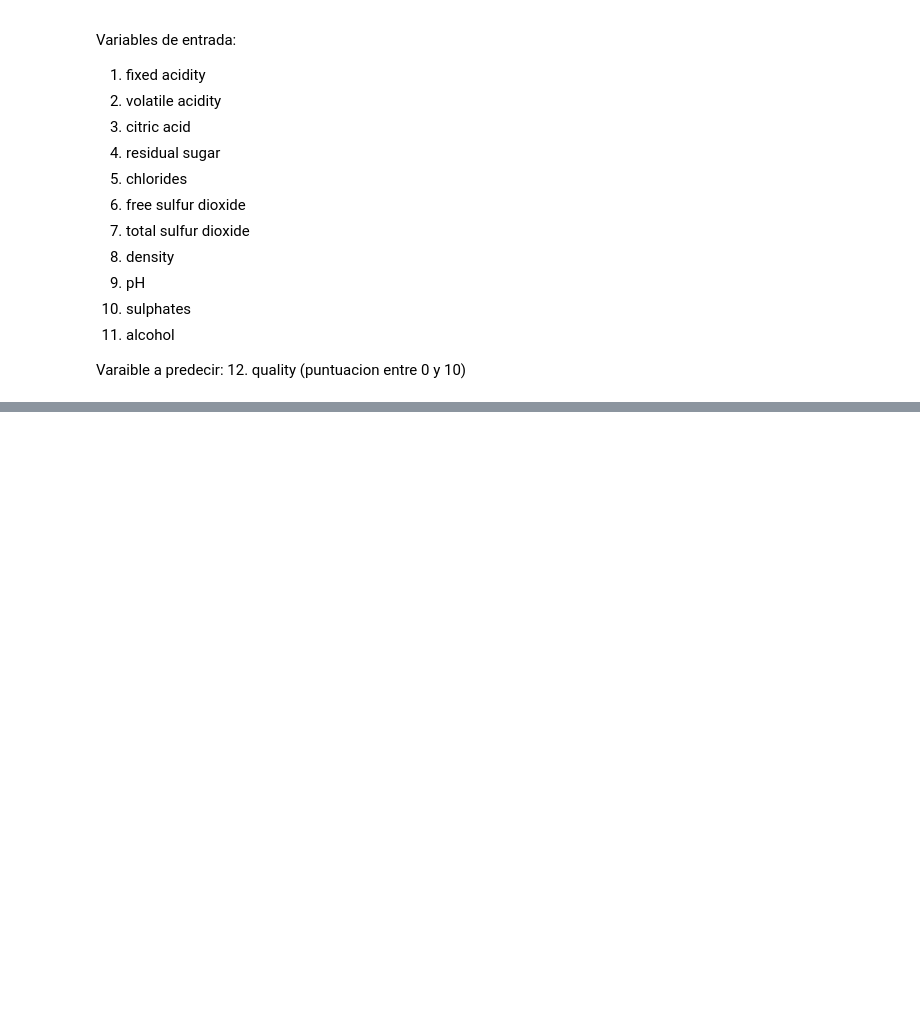
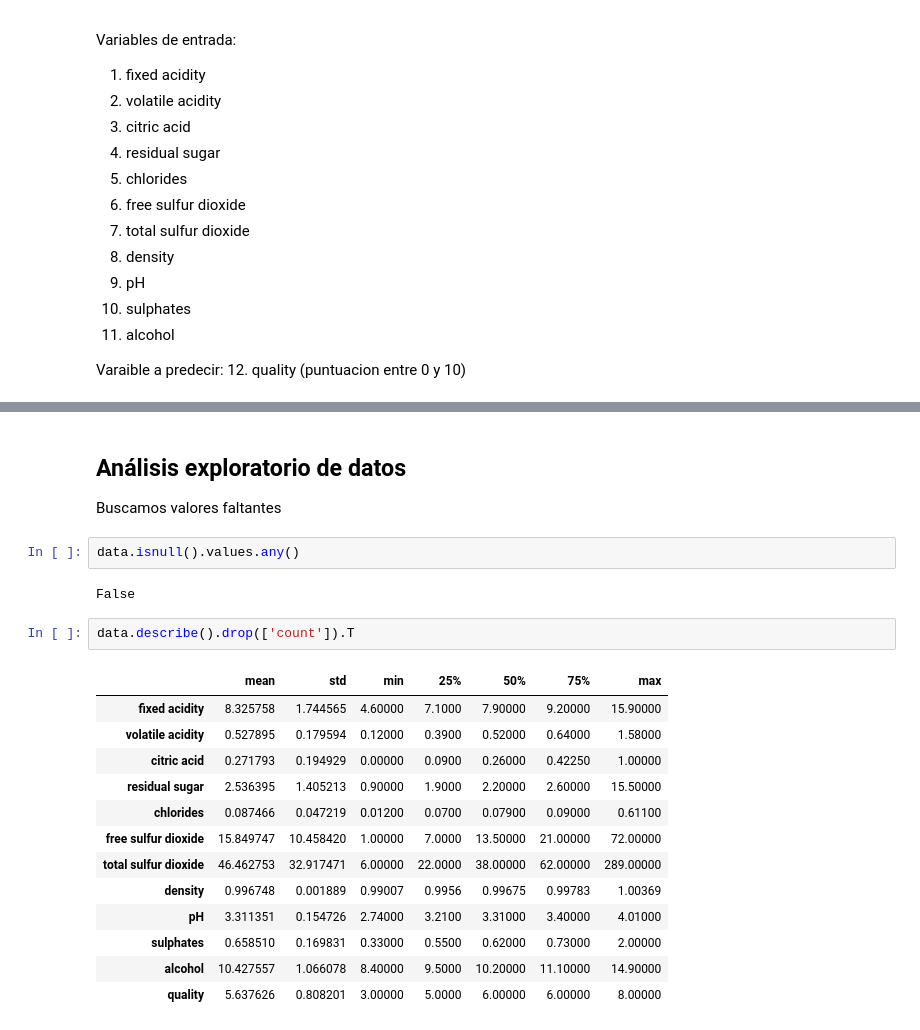
Before and after one commit to gallowstree/machine-learning-labs-2020, a Jupyter notebook: 02-regresion-polinomial/regresion_polinomial.ipynb, the cells around one changed output, grey strips where cells are left out. Saved outputs shown, nothing was run; the diff lists cells and outputs as text; blank space fills up the shorter version.

```diff
--- a/02-regresion-polinomial/regresion_polinomial.ipynb
+++ b/02-regresion-polinomial/regresion_polinomial.ipynb
@@ -214,0 +233,24 @@ data.sort_values('quality')
+# %% [markdown]
+## Análisis exploratorio de datos
+
+Buscamos valores faltantes
+# %%
+data.isnull().values.any()
+# %% [output]
+False
+# %%
+data.describe().drop(['count']).T
+# %% [output]
+|  | mean | std | min | 25% | 50% | 75% | max |
+| fixed acidity | 8.325758 | 1.744565 | 4.60000 | 7.1000 | 7.90000 | 9.20000 | 15.90000 |
+| volatile acidity | 0.527895 | 0.179594 | 0.12000 | 0.3900 | 0.52000 | 0.64000 | 1.58000 |
+| citric acid | 0.271793 | 0.194929 | 0.00000 | 0.0900 | 0.26000 | 0.42250 | 1.00000 |
+| residual sugar | 2.536395 | 1.405213 | 0.90000 | 1.9000 | 2.20000 | 2.60000 | 15.50000 |
+| chlorides | 0.087466 | 0.047219 | 0.01200 | 0.0700 | 0.07900 | 0.09000 | 0.61100 |
+| free sulfur dioxide | 15.849747 | 10.458420 | 1.00000 | 7.0000 | 13.50000 | 21.00000 | 72.00000 |
+| total sulfur dioxide | 46.462753 | 32.917471 | 6.00000 | 22.0000 | 38.00000 | 62.00000 | 289.00000 |
+| density | 0.996748 | 0.001889 | 0.99007 | 0.9956 | 0.99675 | 0.99783 | 1.00369 |
+| pH | 3.311351 | 0.154726 | 2.74000 | 3.2100 | 3.31000 | 3.40000 | 4.01000 |
+| sulphates | 0.658510 | 0.169831 | 0.33000 | 0.5500 | 0.62000 | 0.73000 | 2.00000 |
+| alcohol | 10.427557 | 1.066078 | 8.40000 | 9.5000 | 10.20000 | 11.10000 | 14.90000 |
+| quality | 5.637626 | 0.808201 | 3.00000 | 5.0000 | 6.00000 | 6.00000 | 8.00000 |
```
Also changed, not shown: parts of 17 cells of this notebook.
